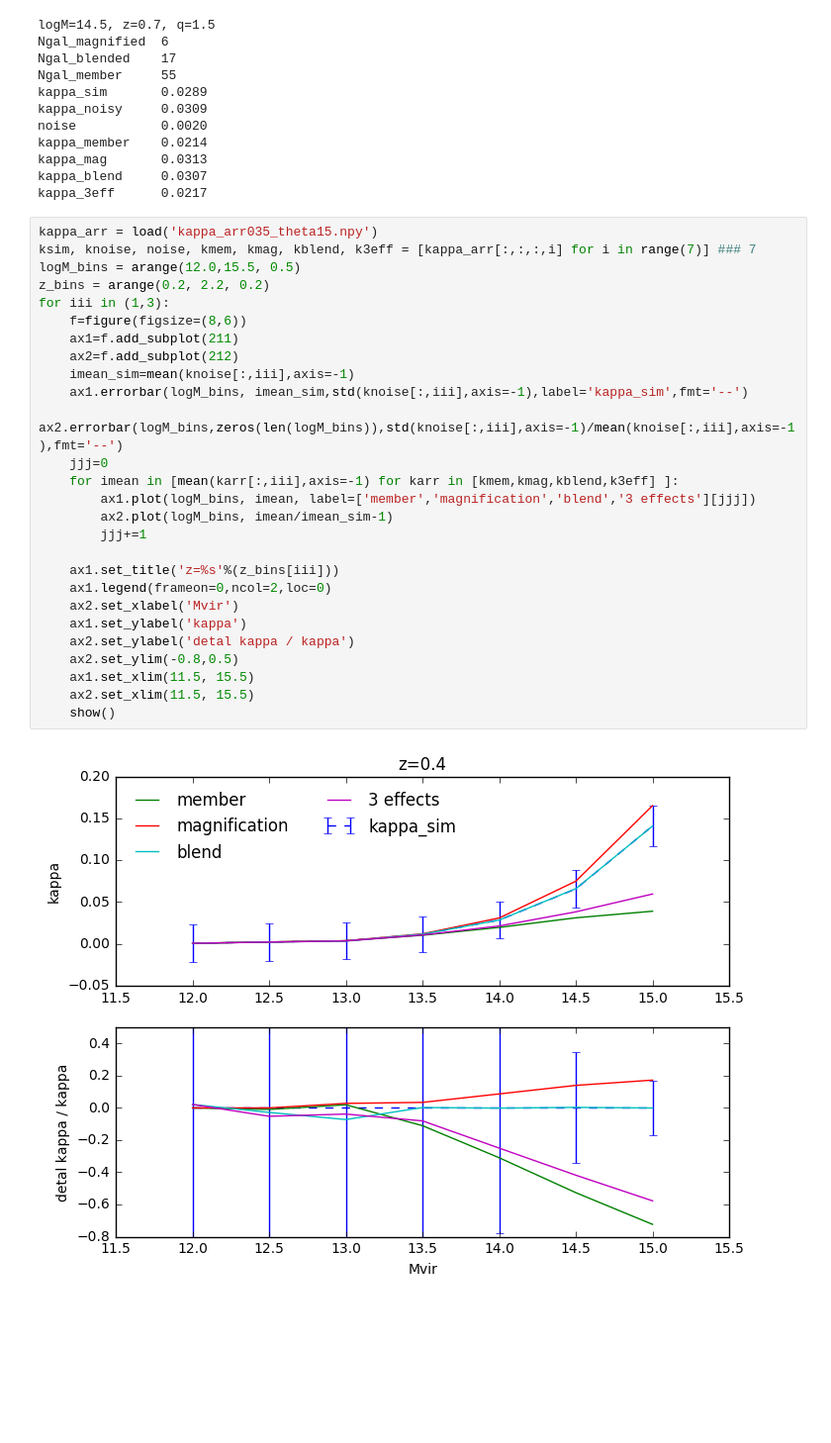
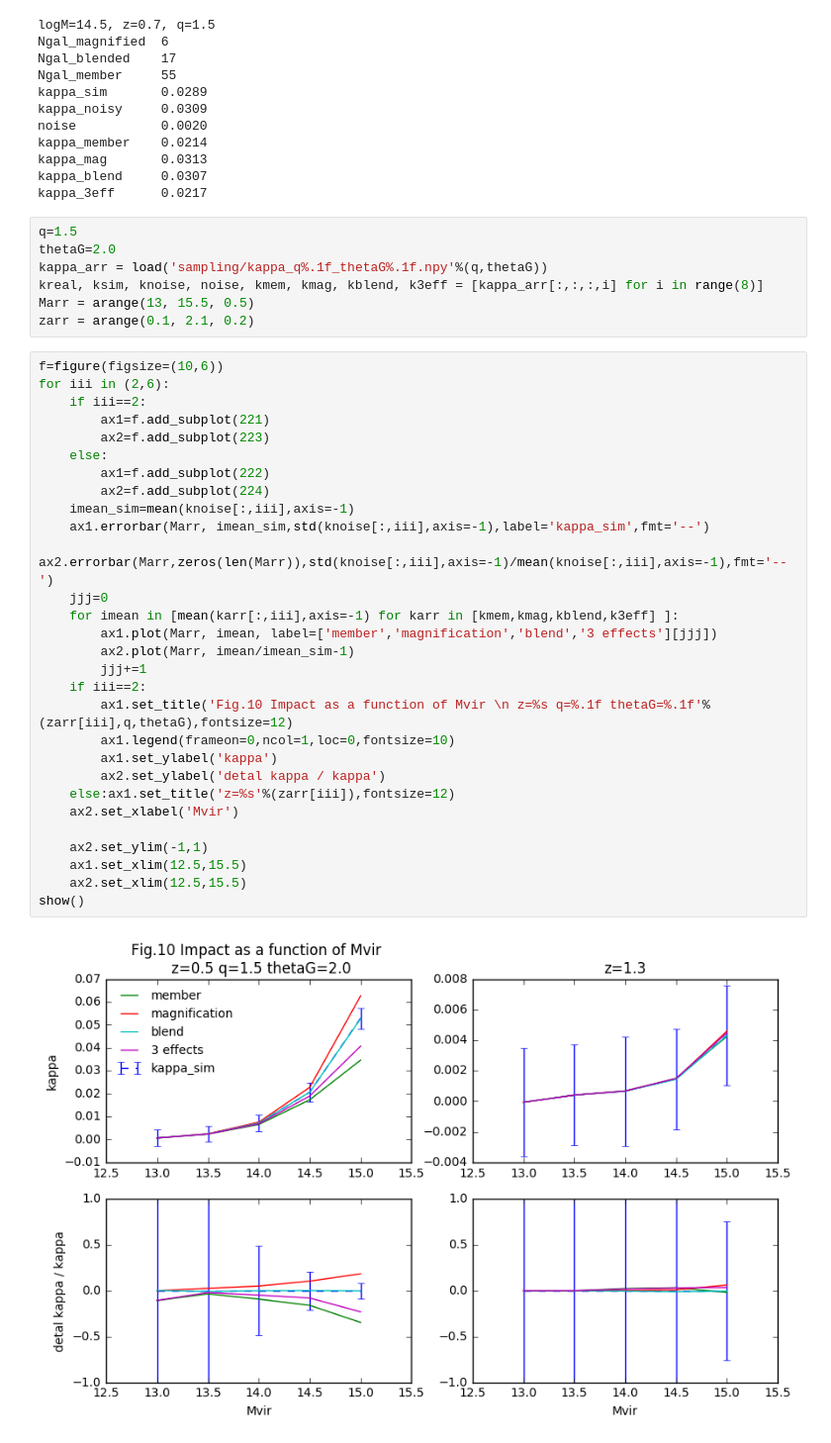
Before and after one commit to liuxx479/peak-bias, a Jupyter notebook: plots.ipynb, the cells around one changed output. Shown at 99% size. Saved outputs shown, nothing was run; the diff lists cells and outputs as text; blank space fills up the shorter version.

```diff
--- a/plots.ipynb
+++ b/plots.ipynb
@@ -377,32 +377,41 @@ kappa_member    0.0214
 kappa_mag       0.0313
 kappa_blend     0.0307
 kappa_3eff      0.0217
+# %%
+q=1.5
+thetaG=2.0
+kappa_arr = load('sampling/kappa_q%.1f_thetaG%.1f.npy'%(q,thetaG))
+kreal, ksim, knoise, noise, kmem, kmag, kblend, k3eff = [kappa_arr[:,:,:,i] for i in range(8)]
+Marr = arange(13, 15.5, 0.5)
+zarr = arange(0.1, 2.1, 0.2)
 # %%
-kappa_arr = load('kappa_arr035_theta15.npy')
-ksim, knoise, noise, kmem, kmag, kblend, k3eff = [kappa_arr[:,:,:,i] for i in range(7)] ### 7
-logM_bins = arange(12.0,15.5, 0.5)
-z_bins = arange(0.2, 2.2, 0.2)
-for iii in (1,3):
-    f=figure(figsize=(8,6))
-    ax1=f.add_subplot(211)
-    ax2=f.add_subplot(212)
+f=figure(figsize=(10,6))
+for iii in (2,6):
+    if iii==2:
+        ax1=f.add_subplot(221)
+        ax2=f.add_subplot(223)
+    else:
+        ax1=f.add_subplot(222)
+        ax2=f.add_subplot(224)
     imean_sim=mean(knoise[:,iii],axis=-1)
-    ax1.errorbar(logM_bins, imean_sim,std(knoise[:,iii],axis=-1),label='kappa_sim',fmt='--')
-    ax2.errorbar(logM_bins,zeros(len(logM_bins)),std(knoise[:,iii],axis=-1)/mean(knoise[:,iii],axis=-1),fmt='--')
+    ax1.errorbar(Marr, imean_sim,std(knoise[:,iii],axis=-1),label='kappa_sim',fmt='--')
+    ax2.errorbar(Marr,zeros(len(Marr)),std(knoise[:,iii],axis=-1)/mean(knoise[:,iii],axis=-1),fmt='--')
     jjj=0
     for imean in [mean(karr[:,iii],axis=-1) for karr in [kmem,kmag,kblend,k3eff] ]:
-        ax1.plot(logM_bins, imean, label=['member','magnification','blend','3 effects'][jjj])
-        ax2.plot(logM_bins, imean/imean_sim-1)
+        ax1.plot(Marr, imean, label=['member','magnification','blend','3 effects'][jjj])
+        ax2.plot(Marr, imean/imean_sim-1)
         jjj+=1
+    if iii==2:
+        ax1.set_title('Fig.10 Impact as a function of Mvir \n z=%s q=%.1f thetaG=%.1f'%(zarr[iii],q,thetaG),fontsize=12)
+        ax1.legend(frameon=0,ncol=1,loc=0,fontsize=10)
+        ax1.set_ylabel('kappa')
+        ax2.set_ylabel('detal kappa / kappa')
+    else:ax1.set_title('z=%s'%(zarr[iii]),fontsize=12)
+    ax2.set_xlabel('Mvir')
 
-    ax1.set_title('z=%s'%(z_bins[iii]))
-    ax1.legend(frameon=0,ncol=2,loc=0)
-    ax2.set_xlabel('Mvir')
-    ax1.set_ylabel('kappa')
-    ax2.set_ylabel('detal kappa / kappa')
-    ax2.set_ylim(-0.8,0.5)
-    ax1.set_xlim(11.5, 15.5)
-    ax2.set_xlim(11.5, 15.5)
-    show()
+    ax2.set_ylim(-1,1)
+    ax1.set_xlim(12.5,15.5)
+    ax2.set_xlim(12.5,15.5)
+show()
 # %% [output]
-[figure, old version]
+[figure, new version]
```
Also changed, not shown: parts of 3 cells of this notebook, 1 other file.
